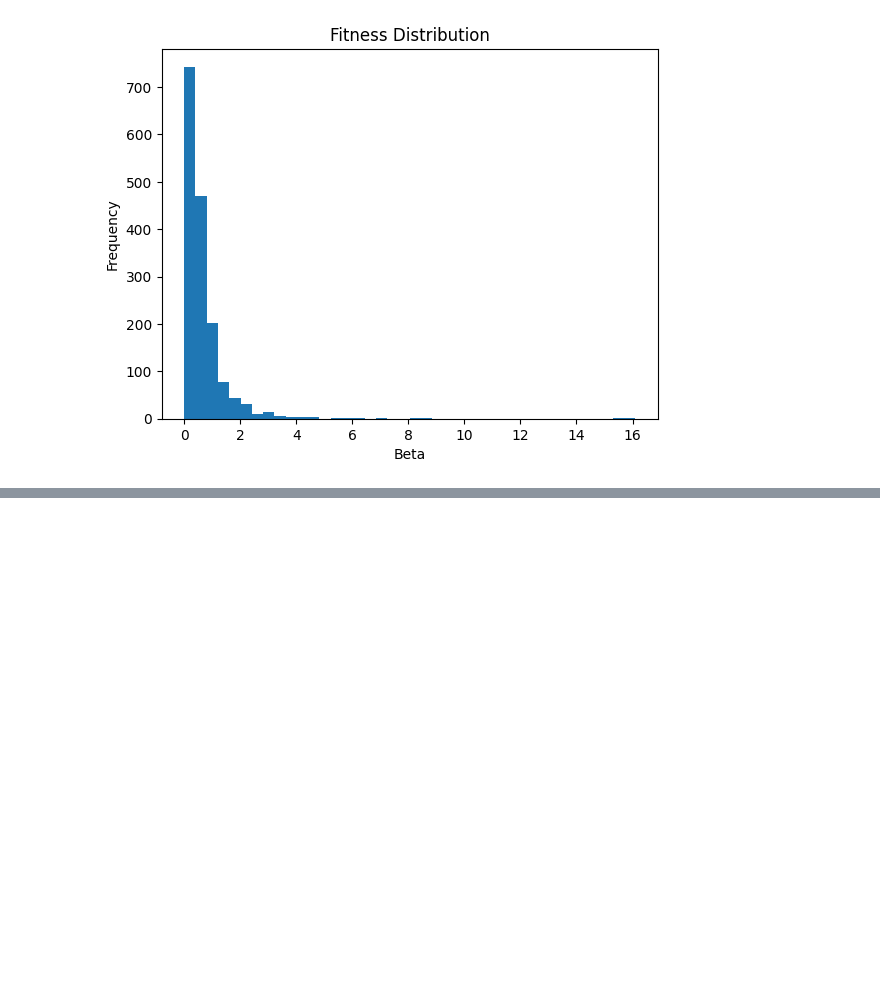
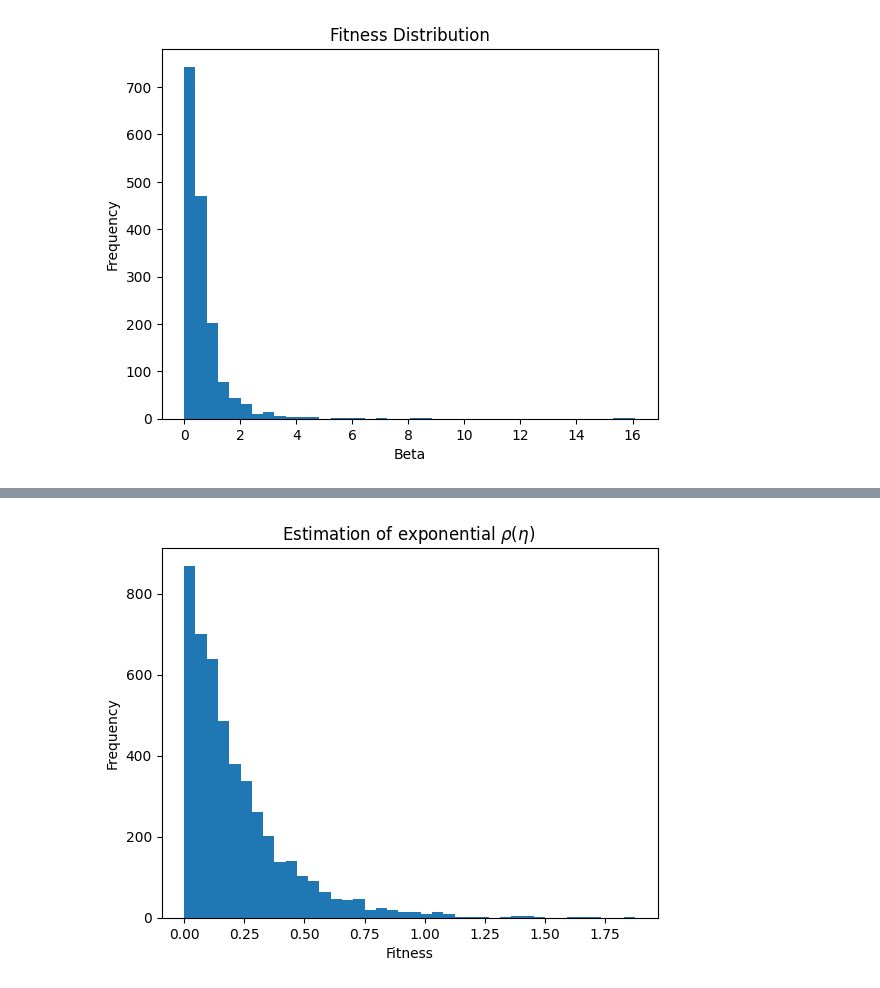
Before and after one commit to AaronDC60/Bianconi_Barabasi, a Jupyter notebook: code/fitness_estimation.ipynb, the cells around one changed output, grey strips where cells are left out. Saved outputs shown, nothing was run; the diff lists cells and outputs as text; code cells hidden in the pictures; blank space fills up the shorter version.

```diff
--- a/code/fitness_estimation.ipynb
+++ b/code/fitness_estimation.ipynb
@@ -137,0 +177,24 @@ mean_degrees = get_means(node_degrees)
+# %%
+""" for exponential fitness """
+
+size = 5000
+iterations = 100
+rng = np.random.default_rng(1234)
+fitness_data = rng.exponential(1.0, size)
+
+times, node_degrees, network_exp = simulate(size, iterations, fitness_data)
+
+mean_degrees = get_means(node_degrees)
+# %%
+degrees_new, times_new = mean_degrees, times[0]
+
+beta = estimate_beta(degrees_new, times_new)
+
+plt.figure()
+plt.hist(beta, bins=40)
+plt.xlabel('Fitness')
+plt.ylabel('Frequency')
+plt.title(r'Estimation of exponential $ \rho(\eta) $ ')
+plt.savefig('exp_fitness_estimation.png', dpi=400)
+# %% [output]
+[figure, added]
```
Also changed, not shown: parts of 15 cells of this notebook.
